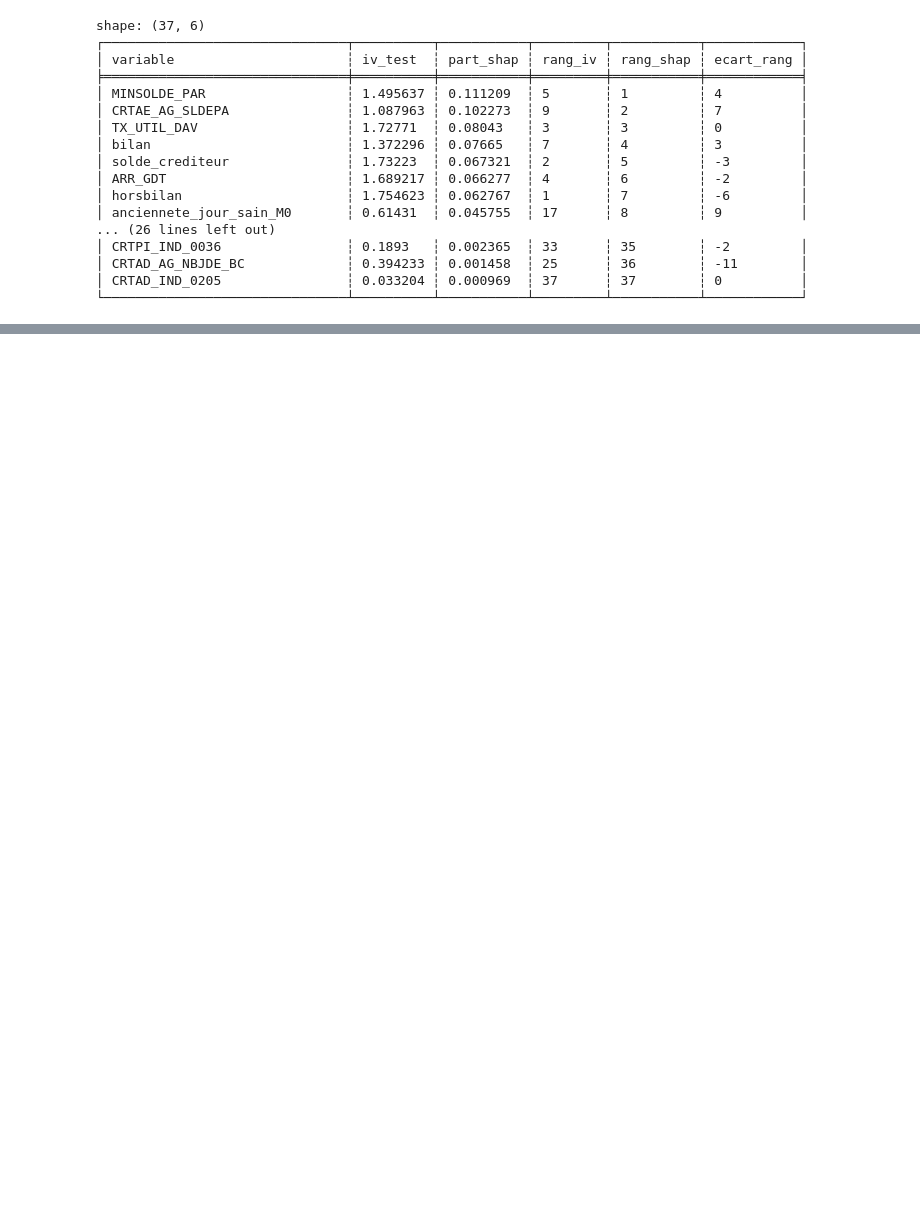
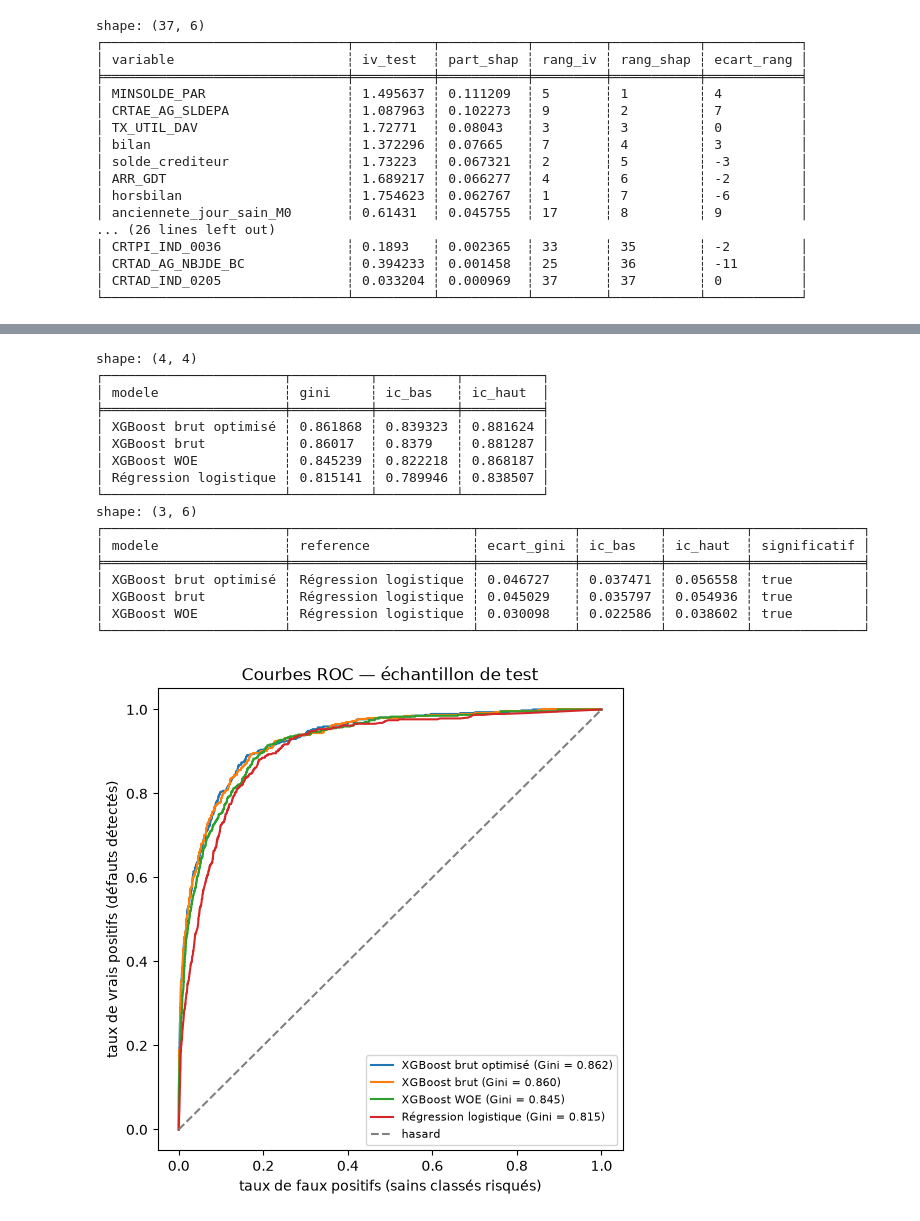
Before and after one commit to fulfam97/Projet-scoring, a Jupyter notebook: 2 - Modélisation_SB.ipynb, the cells around one changed output, grey strips where cells are left out. Saved outputs shown, nothing was run; the diff lists cells and outputs as text; code cells hidden in the pictures; blank space fills up the shorter version.

```diff
--- a/2 - Modélisation_SB.ipynb
+++ b/2 - Modélisation_SB.ipynb
@@ -88,0 +198,6 @@ shape: (37, 6)
+# %%
+# Cellule 5 — sélection pas à pas par ordre de liaison
+ORDRE = selection.filter(pl.col("statut") == "retenue").sort("iv_test", descending=True)["variable"].to_list()
+VARS_LOGIT, journal = models.stepwise_liaison(fit, valid, ORDRE, regles, TARGET, alpha=0.05, gain_gini_min=0.002)
+print(len(VARS_LOGIT), "variables retenues :", VARS_LOGIT)
+print(journal)
@@ -88,0 +305,22 @@ shape: (37, 6)
+# %%
+# Cellule 8 — regroupement des modalités non significatives avec la classe de référence (test par modalité, 5.1)
+BORNES_A_RETIRER = {
+    "RATIO_ECR": [0.5],            # ]-inf ; 0,5] + ]0,5 ; 0,99] : coefficient nul et de signe incohérent
+    "TX_UTIL_DAV": [1.0],          # ]-inf ; 1] + ]1 ; 3,7]
+    "horsbilan": [197.75],         # ]0 ; 197,8] + ]197,8 ; +inf]
+    "solde_crediteur": [30000.0],  # ]5 500 ; 30 000] + ]30 000 ; +inf]
+}
+regles_modele = regles | {v: models.retirer_bornes(regles[v], b) for v, b in BORNES_A_RETIRER.items()}
+
+ORDRES = {v: models.ordre_risque(train, v, regles_modele[v], TARGET) for v in VARS_LOGIT}
+X_train_l, NOMS, GROUPES = models.matrice_indicatrices(train, VARS_LOGIT, regles_modele, ORDRES)
+X_test_l, _, _ = models.matrice_indicatrices(test, VARS_LOGIT, regles_modele, ORDRES)
+logit = models.ajuster_logit(X_train_l, train[TARGET], groupes_clients=train[ID])
+
+print(pl.DataFrame([
+    models.metriques(train[TARGET], models.predire(logit, X_train_l), "Logistique regroupée — train"),
+    models.metriques(test[TARGET], models.predire(logit, X_test_l), "Logistique regroupée — test"),
+]).select("echantillon", "auc", "gini", "ks"))
+print(models.odds_ratios(logit, NOMS))
+print("coefficients cohérents :", models.coefficients_coherents(logit, GROUPES))
+binning.sauver_regles(regles_modele, f"outputs/scorecard/regles_modele_{CODE}.json")
@@ -88,0 +351,33 @@ shape: (37, 6)
+# %%
+# Cellule 9 — comparaison des modèles sur le test : intervalles de confiance par bootstrap (par client) et courbes ROC
+import matplotlib.pyplot as plt
+
+X_test_woe = models.matrice_xgb(test, VARS_MODELE, regles, TARGET, "woe", ref=train)
+SCORES = {
+    "XGBoost brut optimisé": xgb_opt.predict_proba(X_test_brut)[:, 1],
+    "XGBoost brut": modeles["brut"][0].predict_proba(X_test_brut)[:, 1],
+    "XGBoost WOE": modeles["woe"][0].predict_proba(X_test_woe)[:, 1],
+    "Régression logistique": models.predire(logit, X_test_l),
+}
+gini_ic, ecarts_ic = models.gini_bootstrap(test[TARGET], SCORES, test[ID], reference="Régression logistique", n_tirages=1000)
+print(gini_ic); print(ecarts_ic)
+models.courbes_roc(test[TARGET], SCORES); plt.show()
+# %% [output]
+shape: (4, 4)
+┌───────────────────────┬──────────┬──────────┬──────────┐
+│ modele                ┆ gini     ┆ ic_bas   ┆ ic_haut  │
+╞═══════════════════════╪══════════╪══════════╪══════════╡
+│ XGBoost brut optimisé ┆ 0.861868 ┆ 0.839323 ┆ 0.881624 │
+│ XGBoost brut          ┆ 0.86017  ┆ 0.8379   ┆ 0.881287 │
+│ XGBoost WOE           ┆ 0.845239 ┆ 0.822218 ┆ 0.868187 │
+│ Régression logistique ┆ 0.815141 ┆ 0.789946 ┆ 0.838507 │
+└───────────────────────┴──────────┴──────────┴──────────┘
+shape: (3, 6)
+┌───────────────────────┬───────────────────────┬────────────┬──────────┬──────────┬──────────────┐
+│ modele                ┆ reference             ┆ ecart_gini ┆ ic_bas   ┆ ic_haut  ┆ significatif │
+╞═══════════════════════╪═══════════════════════╪════════════╪══════════╪══════════╪══════════════╡
+│ XGBoost brut optimisé ┆ Régression logistique ┆ 0.046727   ┆ 0.037471 ┆ 0.056558 ┆ true         │
+│ XGBoost brut          ┆ Régression logistique ┆ 0.045029   ┆ 0.035797 ┆ 0.054936 ┆ true         │
+│ XGBoost WOE           ┆ Régression logistique ┆ 0.030098   ┆ 0.022586 ┆ 0.038602 ┆ true         │
+└───────────────────────┴───────────────────────┴────────────┴──────────┴──────────┴──────────────┘
+[figure, added]
```
Also changed, not shown: parts of 29 cells of this notebook, 2 other files.
